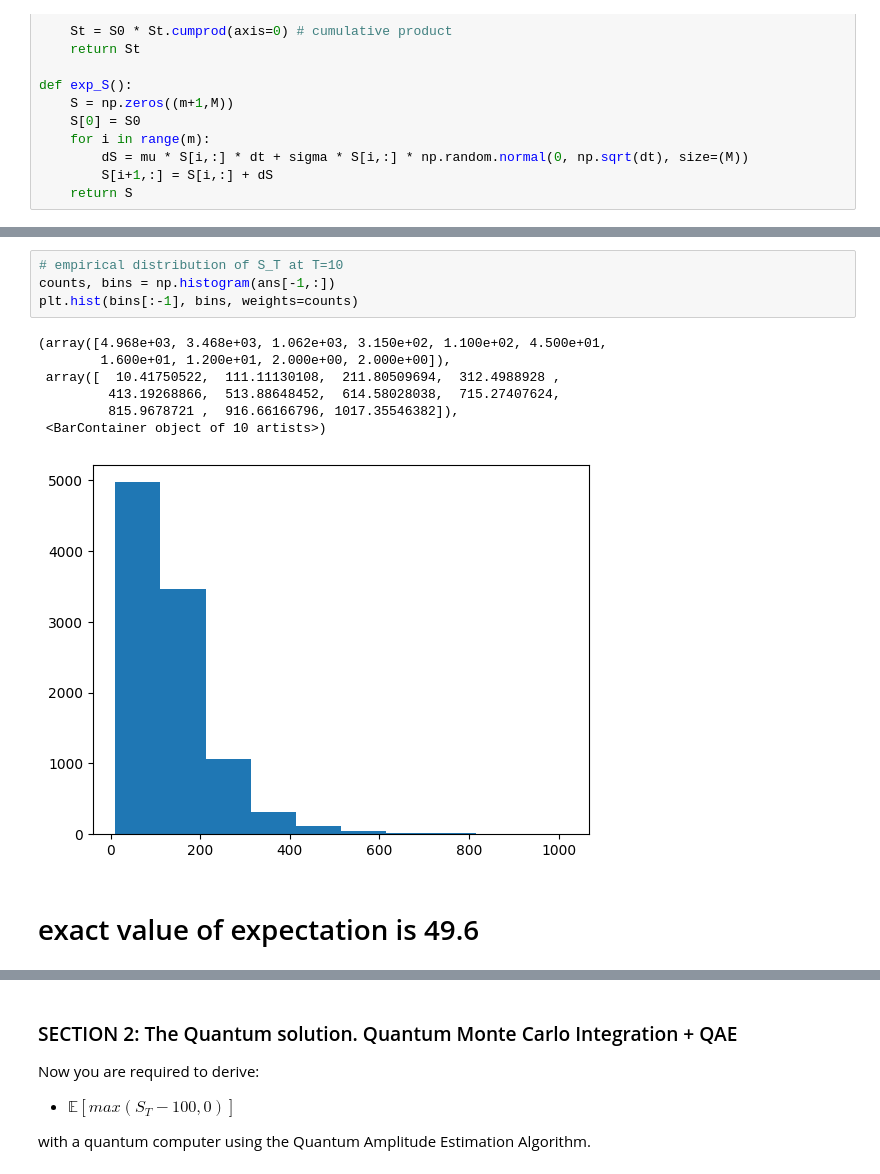
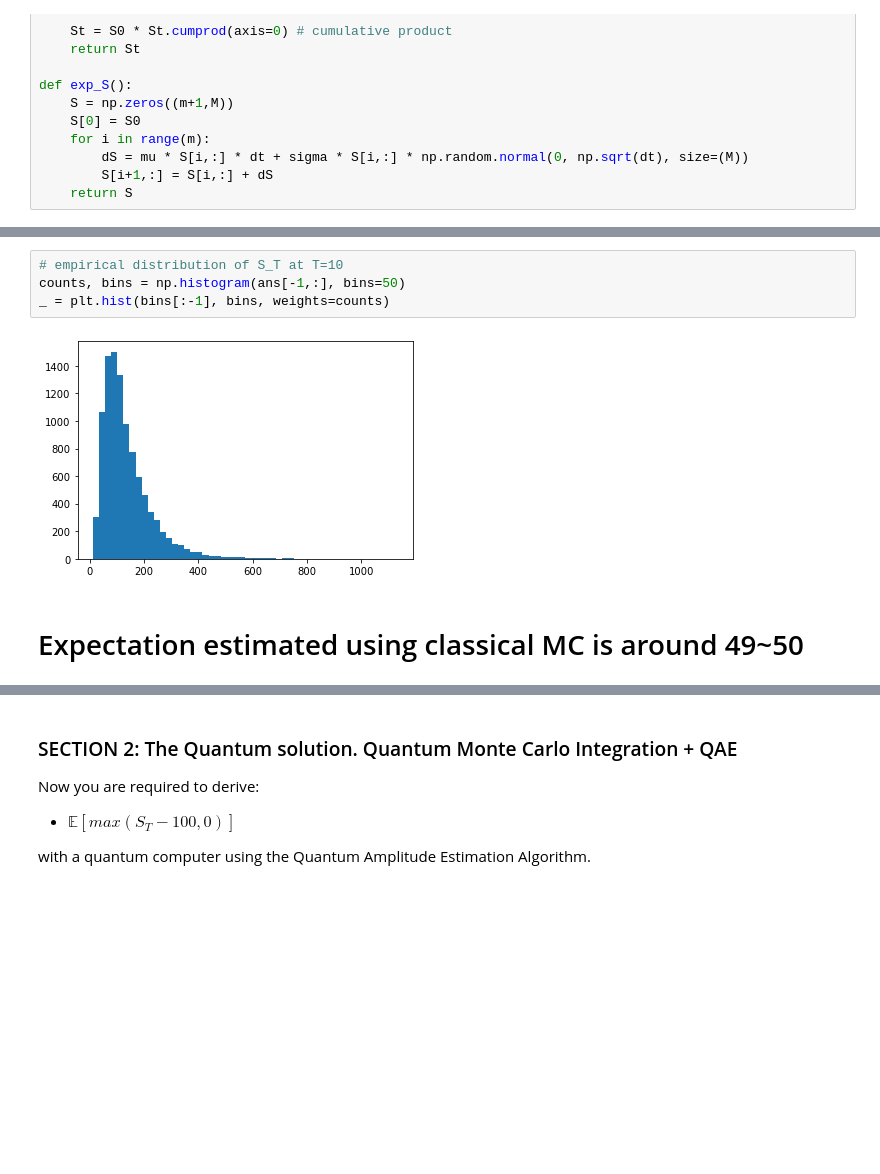
Before and after one commit to gongaa/QuantumEyeMoody, a Jupyter notebook: QECHackMoodys-challenge.ipynb, the cells around one changed output, grey strips where cells are left out. Cells and saved outputs as stored; diff of their text form; blank space fills up the shorter version.

```diff
--- a/QECHackMoodys-challenge.ipynb
+++ b/QECHackMoodys-challenge.ipynb
@@ -153,15 +153,9 @@ plt.show()
 # %%
 # empirical distribution of S_T at T=10
-counts, bins = np.histogram(ans[-1,:])
-plt.hist(bins[:-1], bins, weights=counts)
+counts, bins = np.histogram(ans[-1,:], bins=50)
+_ = plt.hist(bins[:-1], bins, weights=counts)
 # %% [output]
-(array([4.968e+03, 3.468e+03, 1.062e+03, 3.150e+02, 1.100e+02, 4.500e+01,
-        1.600e+01, 1.200e+01, 2.000e+00, 2.000e+00]),
- array([  10.41750522,  111.11130108,  211.80509694,  312.4988928 ,
-         413.19268866,  513.88648452,  614.58028038,  715.27407624,
-         815.9678721 ,  916.66166796, 1017.35546382]),
- <BarContainer object of 10 artists>)
-[figure, old version]
+[figure, new version]
 # %% [markdown]
-# exact value of expectation is 49.6
+# Expectation estimated using classical MC is around 49~50
 # %%
```
Also changed, not shown: parts of 24 cells of this notebook, 3 other files.
